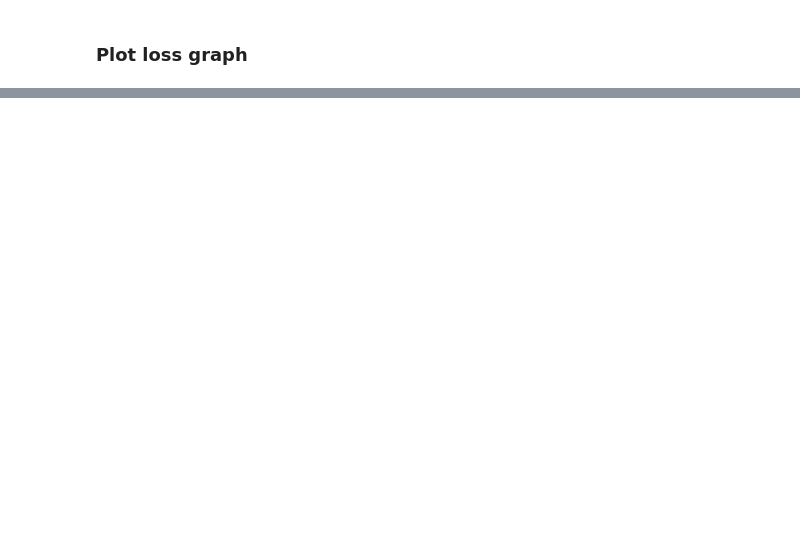
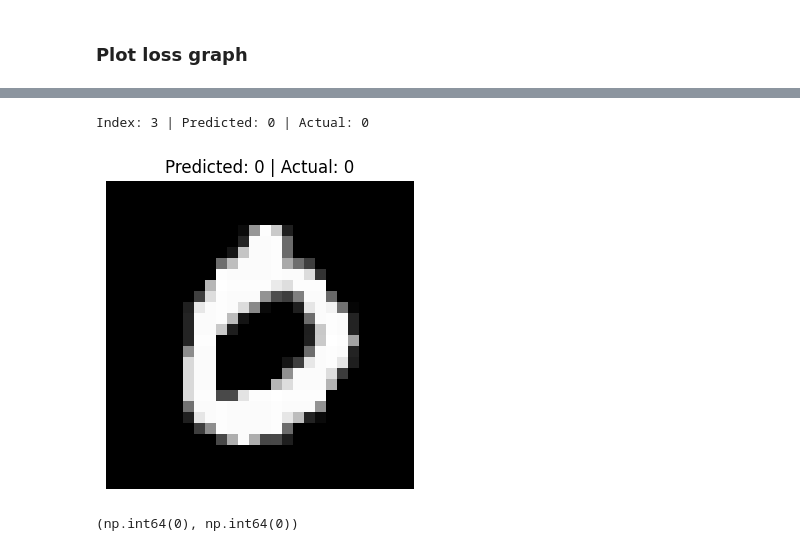
Before and after one commit to prachin77/From-Scratch, a Jupyter notebook: NeuralNetwork/numpy_mnist.ipynb, the cells around one changed output, grey strips where cells are left out. Cells and saved outputs as stored; diff of their text form; code cells hidden in the pictures; blank space fills up the shorter version.

Commit message:
test the number function added.

```diff
--- a/NeuralNetwork/numpy_mnist.ipynb
+++ b/NeuralNetwork/numpy_mnist.ipynb
@@ -271,0 +270,26 @@ plt.show()
+# %%
+def test_number(num=None):
+    if num is None:
+        num = int(input("enter number : "))
+    num = int(num)
+
+    image = x_test[num].reshape(28, 28)
+    actual_label = y_test[num]
+    pred_logits = model.forward(x_test_flat[num:num + 1])[0]
+    predicted_label = np.argmax(pred_logits)
+
+    print(f"Index: {num} | Predicted: {predicted_label} | Actual: {actual_label}")
+
+    plt.figure(figsize=(4, 4))
+    plt.imshow(image, cmap='gray')
+    plt.title(f"Predicted: {predicted_label} | Actual: {actual_label}")
+    plt.axis('off')
+    plt.show()
+
+    return predicted_label, actual_label
+# %%
+test_number(3)
+# %% [output]
+Index: 3 | Predicted: 0 | Actual: 0
+[figure, added]
+(np.int64(0), np.int64(0))
```
Also changed, not shown: parts of 3 cells of this notebook.
